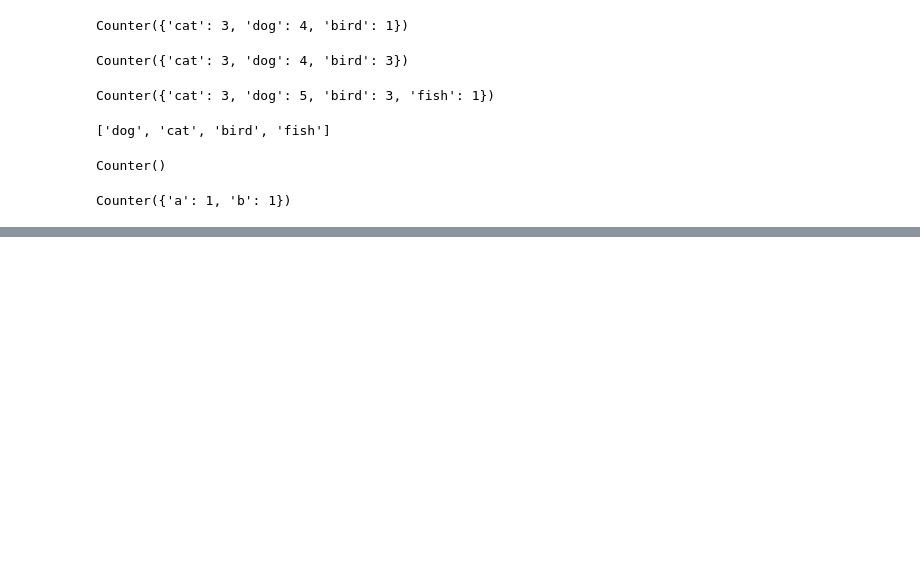
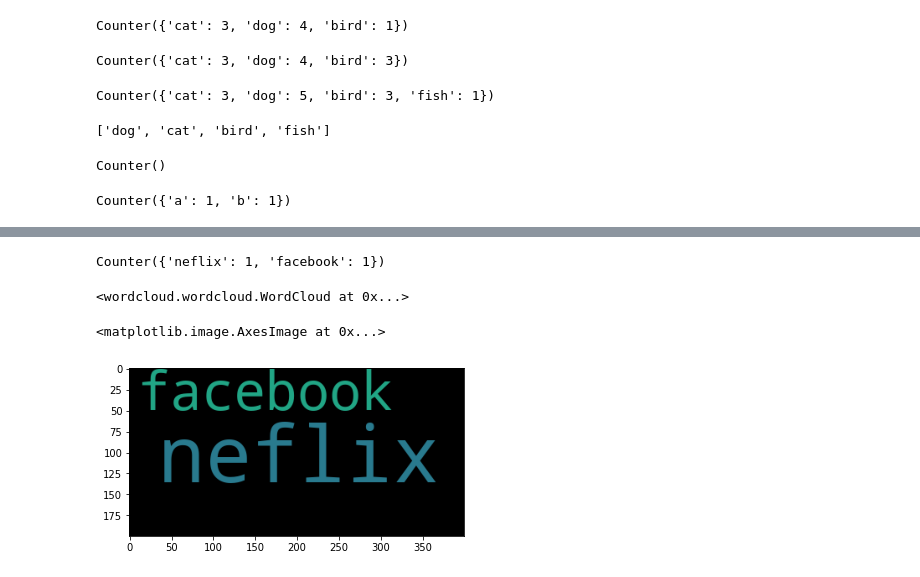
Before and after one commit to singsang2/capstone-twitter-analysis, a Jupyter notebook: note.ipynb, the cells around one changed output, grey strips where cells are left out. Saved outputs shown, nothing was run; the diff lists cells and outputs as text; code cells hidden in the pictures; blank space fills up the shorter version.

```diff
--- a/note.ipynb
+++ b/note.ipynb
@@ -717,0 +813,4 @@ set(['a'])|{'b'}
+# %%
+n_new
+# %% [output]
+Counter({'neflix': 1, 'facebook': 1})
@@ -717,0 +819,11 @@ set(['a'])|{'b'}
+# %%
+wc = WordCloud()
+# %%
+wc.generate_from_frequencies(n_new)
+# %% [output]
+<wordcloud.wordcloud.WordCloud at 0x...>
+# %%
+plt.imshow(wc)
+# %% [output]
+<matplotlib.image.AxesImage at 0x...>
+[figure, added]
```
Also changed, not shown: parts of 23 cells of this notebook, 10 other files.
